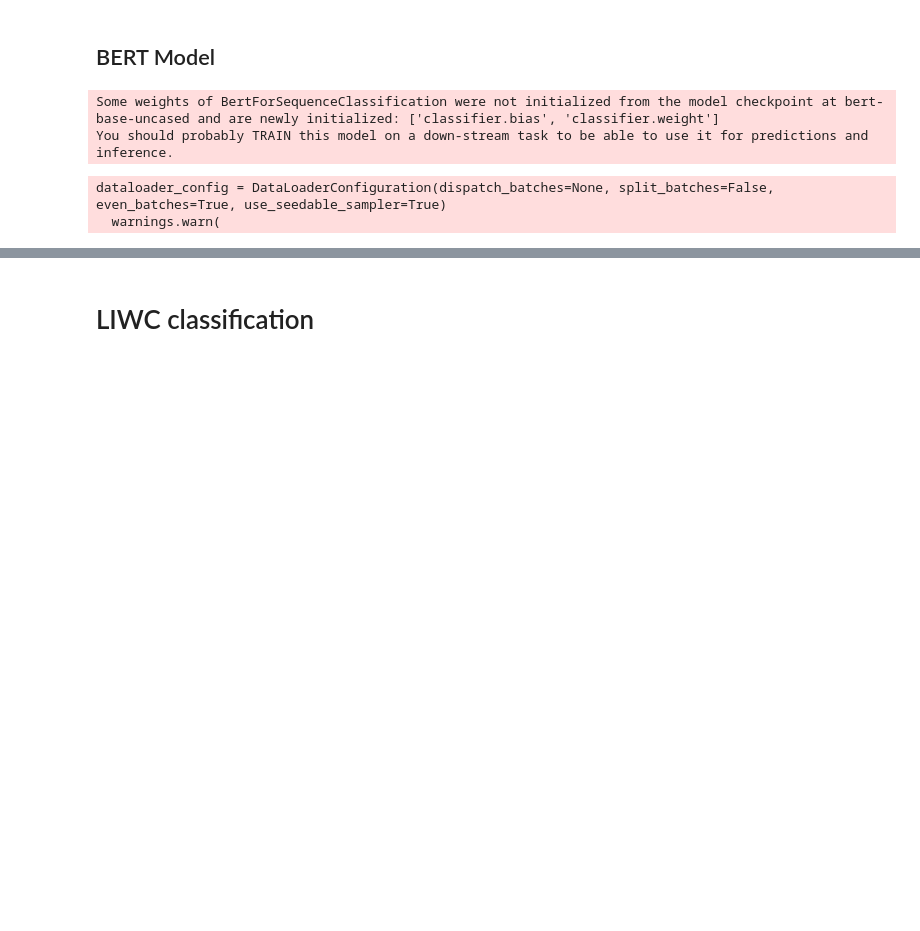
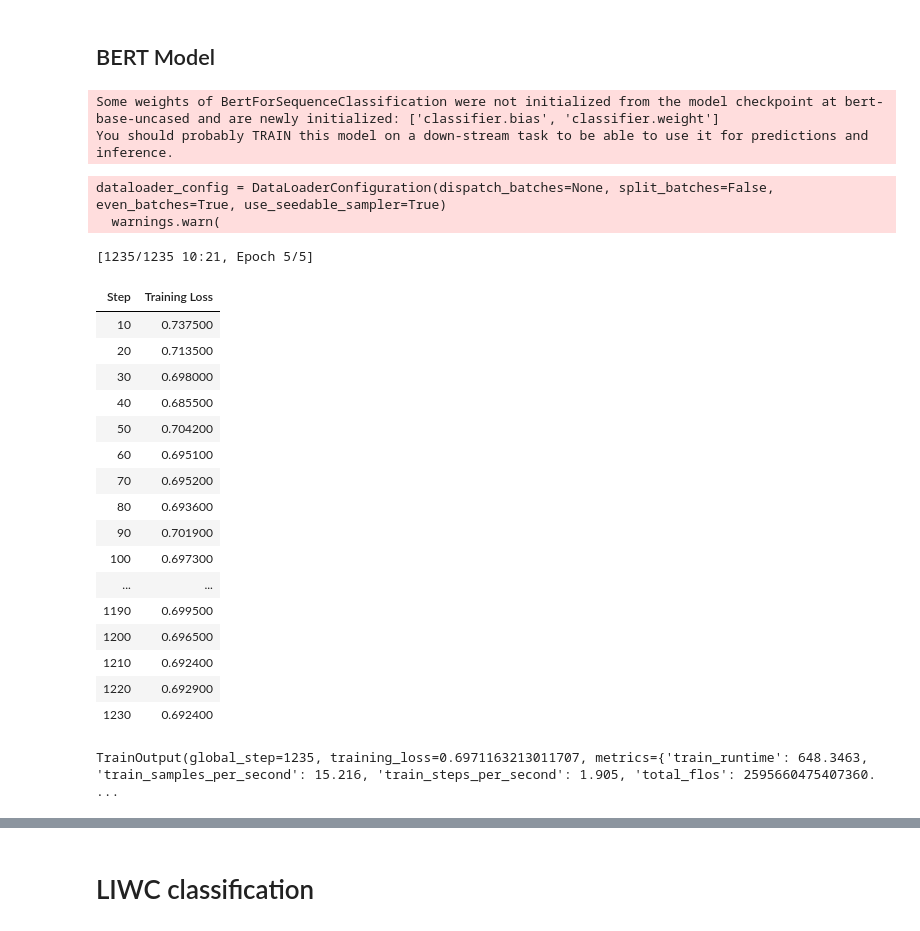
Before and after one commit to jessedoka/LCT, a Jupyter notebook: text_analysis.ipynb, the cells around one changed output, grey strips where cells are left out. Cells and saved outputs as stored; diff of their text form; code cells hidden in the pictures; blank space fills up the shorter version.

```diff
--- a/text_analysis.ipynb
+++ b/text_analysis.ipynb
@@ -770,28 +760,47 @@ You should probably TRAIN this model on a down-stream task to be able to use it
 # %%
 from torch.optim import AdamW
 from transformers import Trainer, TrainingArguments
 
 training_args = TrainingArguments(
     output_dir='./results',          # output directory
-    num_train_epochs=3,              # number of training epochs
+    num_train_epochs=5,              # number of training epochs
     per_device_train_batch_size=8,   # batch size for training
     per_device_eval_batch_size=16,   # batch size for evaluation
     warmup_steps=500,                # number of warmup steps for learning rate scheduler
     weight_decay=0.01,               # strength of weight decay
     logging_dir='./logs',            # directory for storing logs
     logging_steps=10,
 )
 
 trainer = Trainer(
     model=model,                         # the instantiated 🤗 Transformers model to be trained
     args=training_args,                  # training arguments, defined above
     train_dataset=train_dataset,         # training dataset
     eval_dataset=val_dataset             # evaluation dataset
 )
 
 trainer.train()
 # %% [output]
 dataloader_config = DataLoaderConfiguration(dispatch_batches=None, split_batches=False, even_batches=True, use_seedable_sampler=True)
   warnings.warn(
+[1235/1235 10:21, Epoch 5/5]
+| Step | Training Loss |
+| 10 | 0.737500 |
+| 20 | 0.713500 |
+| 30 | 0.698000 |
+| 40 | 0.685500 |
+| 50 | 0.704200 |
+| 60 | 0.695100 |
+| 70 | 0.695200 |
+| 80 | 0.693600 |
+| 90 | 0.701900 |
+| 100 | 0.697300 |
+| ... | ... |
+| 1190 | 0.699500 |
+| 1200 | 0.696500 |
+| 1210 | 0.692400 |
+| 1220 | 0.692900 |
+| 1230 | 0.692400 |
+TrainOutput(global_step=1235, training_loss=0.6971163213011707, metrics={'train_runtime': 648.3463, 'train_samples_per_second': 15.216, 'train_steps_per_second': 1.905, 'total_flos': 2595660475407360. ...
 # %%
 trainer.evaluate()
```
Also changed, not shown: parts of 14 cells of this notebook, 2 other files.
